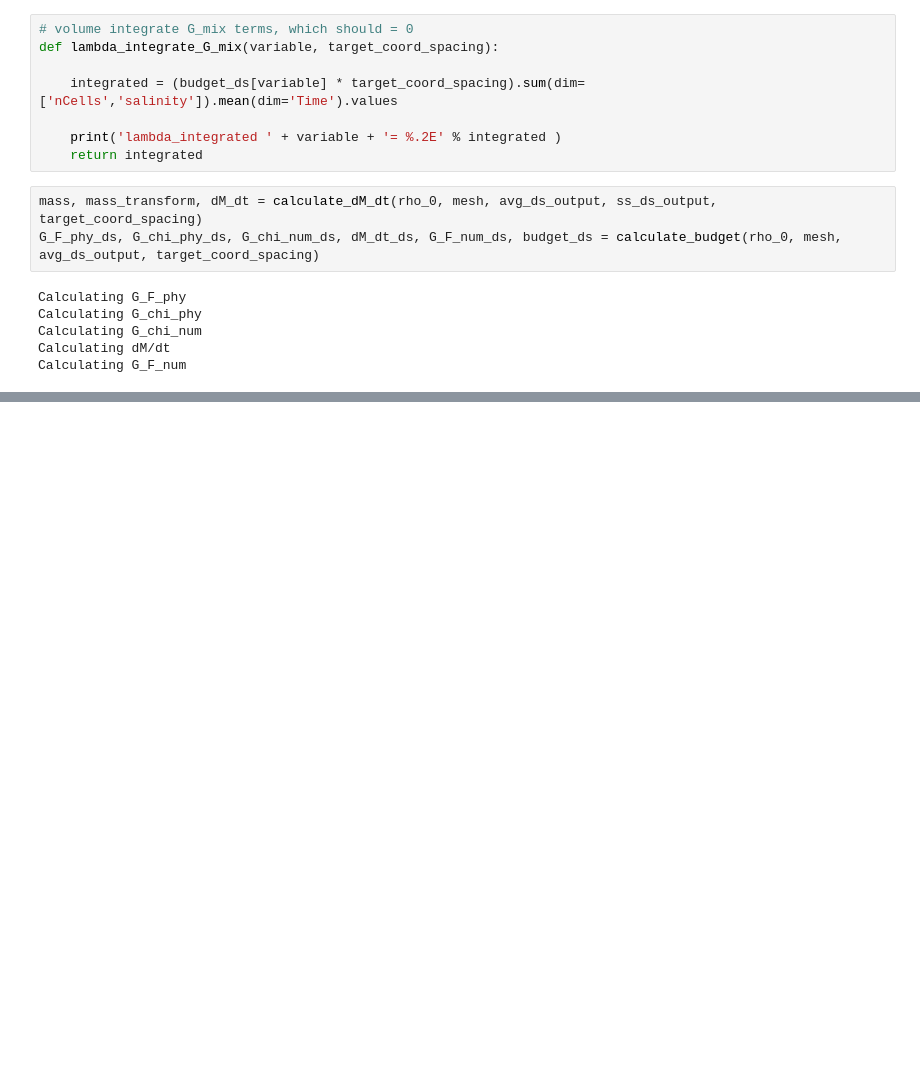
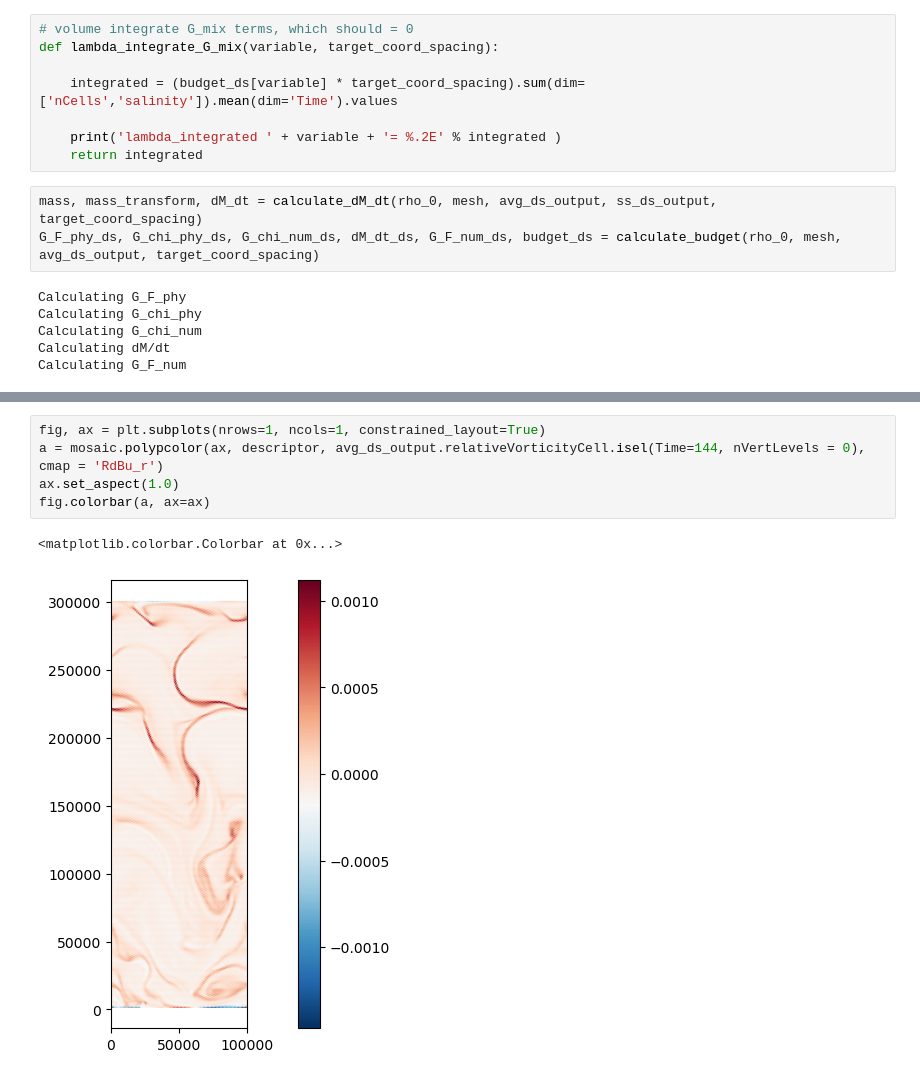
Before and after one commit to kailauyeda/WMT_DVD, a Jupyter notebook: bichan/analysis/spatial_smoothing.ipynb, the cells around one changed output, grey strips where cells are left out. Saved outputs shown, nothing was run; the diff lists cells and outputs as text; blank space fills up the shorter version.

```diff
--- a/bichan/analysis/spatial_smoothing.ipynb
+++ b/bichan/analysis/spatial_smoothing.ipynb
@@ -884,3 +881,11 @@ Text(0.5, 1.0, 'Time-averaged WMT budget for $\\mathcal{M}_{\\geq}$')
+# %%
+fig, ax = plt.subplots(nrows=1, ncols=1, constrained_layout=True)
+a = mosaic.polypcolor(ax, descriptor, avg_ds_output.relativeVorticityCell.isel(Time=144, nVertLevels = 0), cmap = 'RdBu_r')
+ax.set_aspect(1.0)
+fig.colorbar(a, ax=ax)
+# %% [output]
+<matplotlib.colorbar.Colorbar at 0x...>
+[figure, added]
 # %%
 fig,ax = plt.subplots(nrows=1, ncols =2, constrained_layout=True)
 
```
Also changed, not shown: parts of 17 cells of this notebook.
